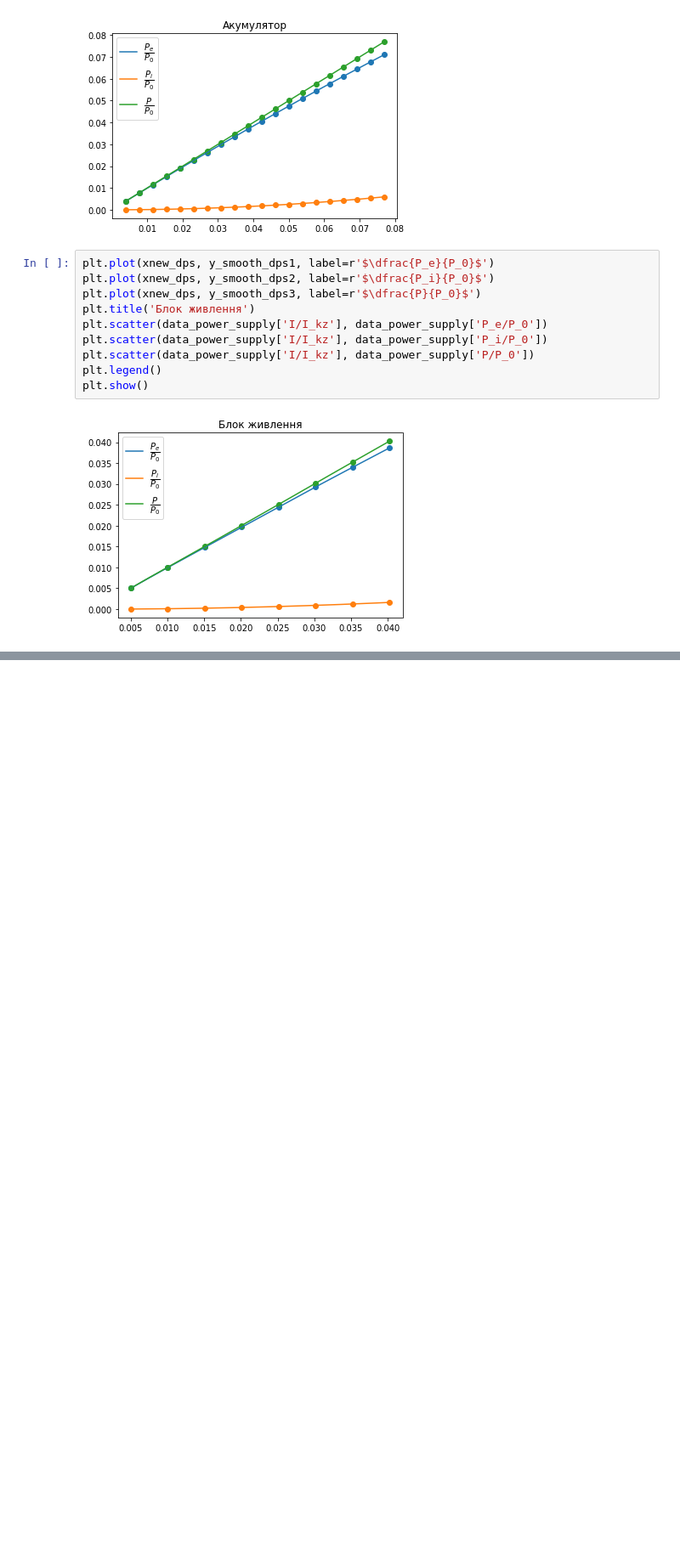
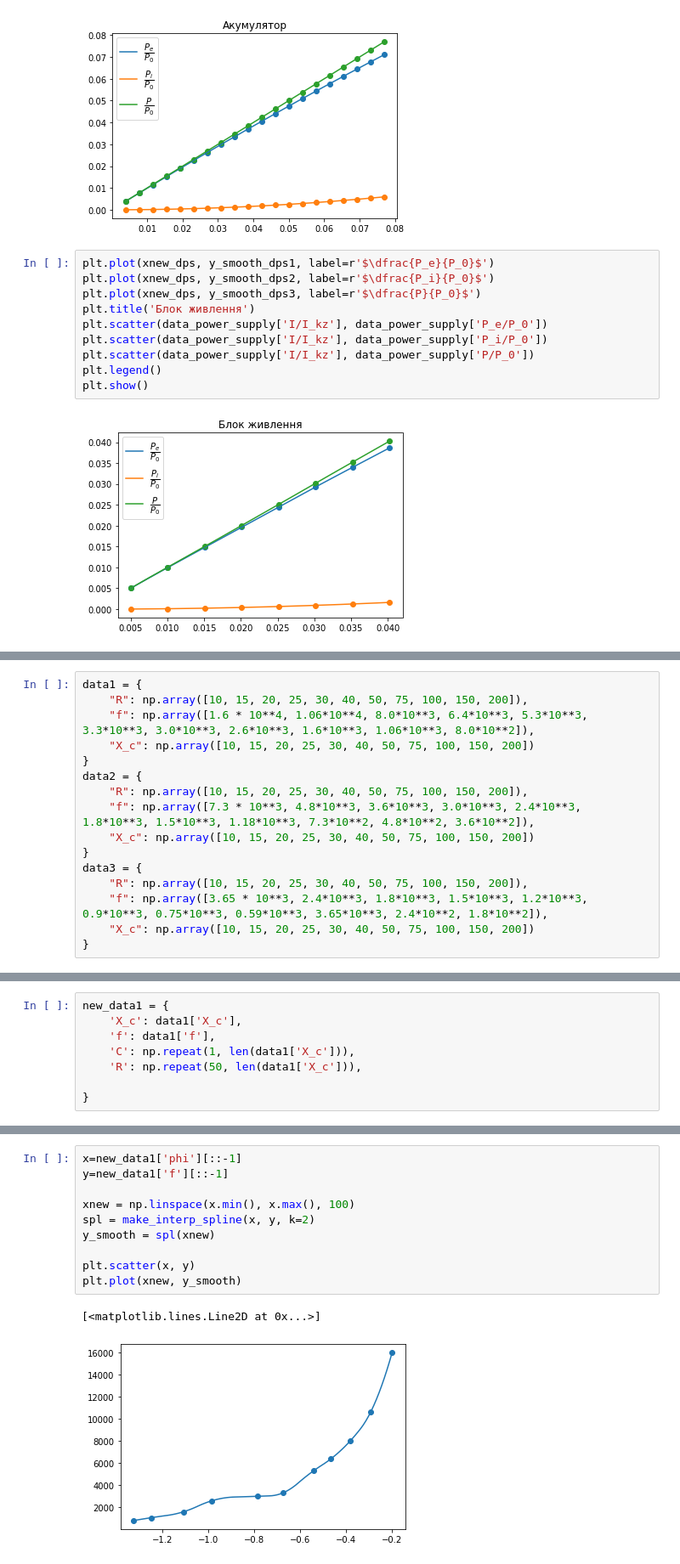
Before and after one commit to nastyabekesheva/labs, a Jupyter notebook: Math/Physics/physics_labs_v1.ipynb, the cells around one changed output, grey strips where cells are left out. Shown: that part at 85% size. Saved outputs shown, nothing was run; the diff lists cells and outputs as text; blank space fills up the shorter version.

```diff
--- a/Math/Physics/physics_labs_v1.ipynb
+++ b/Math/Physics/physics_labs_v1.ipynb
@@ -806,0 +809,16 @@ plt.show()
+# %%
+data1 = {
+    "R": np.array([10, 15, 20, 25, 30, 40, 50, 75, 100, 150, 200]),
+    "f": np.array([1.6 * 10**4, 1.06*10**4, 8.0*10**3, 6.4*10**3, 5.3*10**3, 3.3*10**3, 3.0*10**3, 2.6*10**3, 1.6*10**3, 1.06*10**3, 8.0*10**2]),
+    "X_c": np.array([10, 15, 20, 25, 30, 40, 50, 75, 100, 150, 200])
+}
+data2 = {
+    "R": np.array([10, 15, 20, 25, 30, 40, 50, 75, 100, 150, 200]),
+    "f": np.array([7.3 * 10**3, 4.8*10**3, 3.6*10**3, 3.0*10**3, 2.4*10**3, 1.8*10**3, 1.5*10**3, 1.18*10**3, 7.3*10**2, 4.8*10**2, 3.6*10**2]),
+    "X_c": np.array([10, 15, 20, 25, 30, 40, 50, 75, 100, 150, 200])
+}
+data3 = {
+    "R": np.array([10, 15, 20, 25, 30, 40, 50, 75, 100, 150, 200]),
+    "f": np.array([3.65 * 10**3, 2.4*10**3, 1.8*10**3, 1.5*10**3, 1.2*10**3, 0.9*10**3, 0.75*10**3, 0.59*10**3, 3.65*10**3, 2.4*10**2, 1.8*10**2]),
+    "X_c": np.array([10, 15, 20, 25, 30, 40, 50, 75, 100, 150, 200])
+}
@@ -806,0 +937,8 @@ plt.show()
+# %%
+new_data1 = {
+    'X_c': data1['X_c'],
+    'f': data1['f'],
+    'C': np.repeat(1, len(data1['X_c'])),
+    'R': np.repeat(50, len(data1['X_c'])),
+
+}
@@ -806,0 +963,13 @@ plt.show()
+# %%
+x=new_data1['phi'][::-1]
+y=new_data1['f'][::-1]
+
+xnew = np.linspace(x.min(), x.max(), 100)
+spl = make_interp_spline(x, y, k=2)
+y_smooth = spl(xnew)
+
+plt.scatter(x, y)
+plt.plot(xnew, y_smooth)
+# %% [output]
+[<matplotlib.lines.Line2D at 0x...>]
+[figure, added]
```
Also changed, not shown: parts of 13 cells of this notebook.
